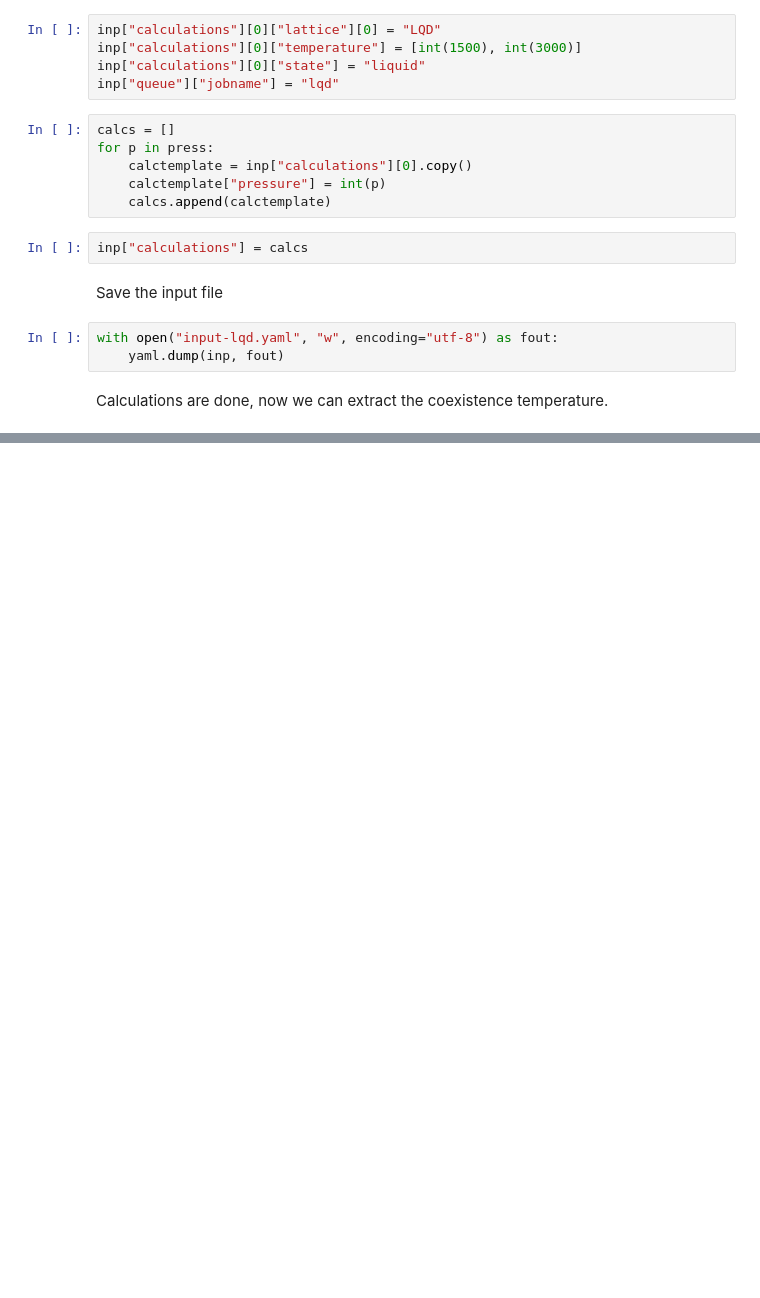
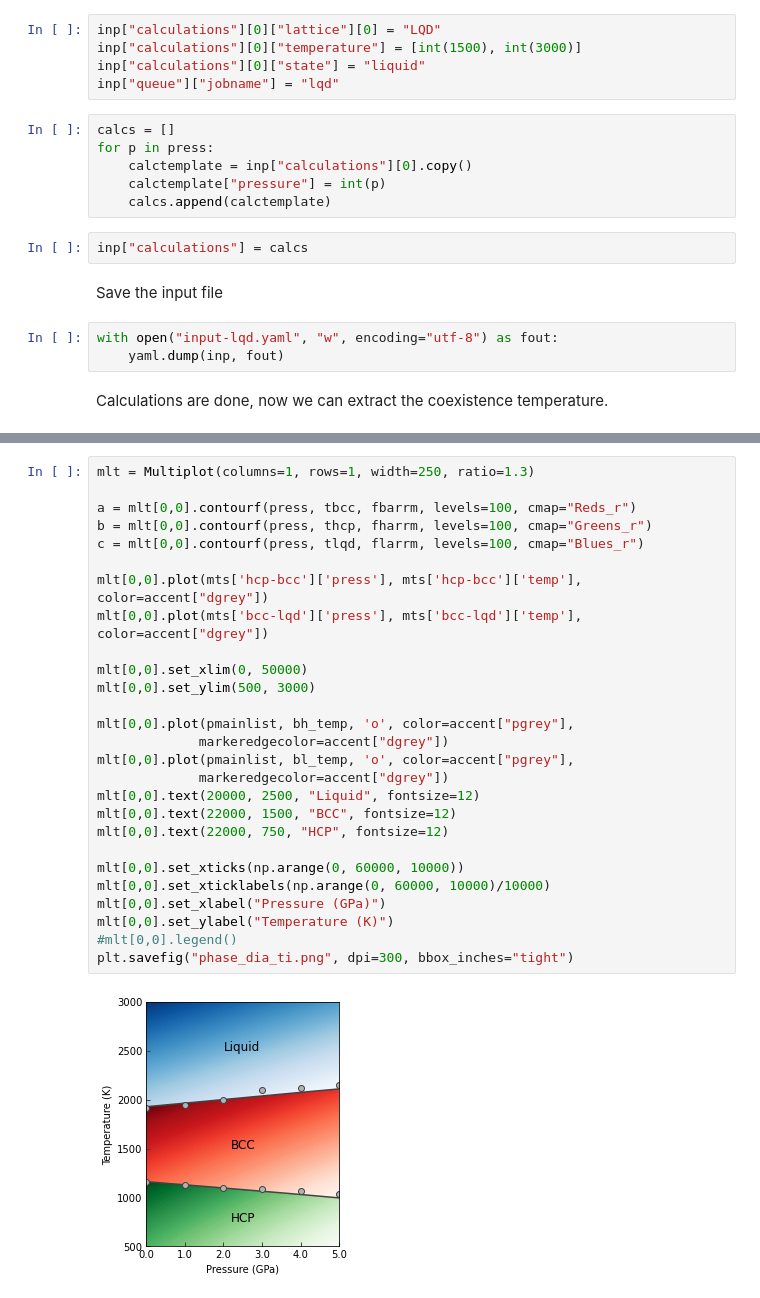
Before and after one commit to srmnitc/calphy-publication-examples, a Jupyter notebook: Application_B/analysis.ipynb, the cells around one changed output, grey strips where cells are left out. Drawn from its saved outputs; the diff is of its cells as text; blank space fills up the shorter version.

```diff
--- a/Application_B/analysis.ipynb
+++ b/Application_B/analysis.ipynb
@@ -101,0 +233,29 @@ Calculations are done, now we can extract the coexistence temperature.
+# %%
+mlt = Multiplot(columns=1, rows=1, width=250, ratio=1.3)
+
+a = mlt[0,0].contourf(press, tbcc, fbarrm, levels=100, cmap="Reds_r")
+b = mlt[0,0].contourf(press, thcp, fharrm, levels=100, cmap="Greens_r")
+c = mlt[0,0].contourf(press, tlqd, flarrm, levels=100, cmap="Blues_r")
+
+mlt[0,0].plot(mts['hcp-bcc']['press'], mts['hcp-bcc']['temp'], color=accent["dgrey"])
+mlt[0,0].plot(mts['bcc-lqd']['press'], mts['bcc-lqd']['temp'], color=accent["dgrey"])
+
+mlt[0,0].set_xlim(0, 50000)
+mlt[0,0].set_ylim(500, 3000)
+
+mlt[0,0].plot(pmainlist, bh_temp, 'o', color=accent["pgrey"],
+             markeredgecolor=accent["dgrey"])
+mlt[0,0].plot(pmainlist, bl_temp, 'o', color=accent["pgrey"],
+             markeredgecolor=accent["dgrey"])
+mlt[0,0].text(20000, 2500, "Liquid", fontsize=12)
+mlt[0,0].text(22000, 1500, "BCC", fontsize=12)
+mlt[0,0].text(22000, 750, "HCP", fontsize=12)
+
+mlt[0,0].set_xticks(np.arange(0, 60000, 10000))
+mlt[0,0].set_xticklabels(np.arange(0, 60000, 10000)/10000)
+mlt[0,0].set_xlabel("Pressure (GPa)")
+mlt[0,0].set_ylabel("Temperature (K)")
+#mlt[0,0].legend()
+plt.savefig("phase_dia_ti.png", dpi=300, bbox_inches="tight")
+# %% [output]
+[figure, added]
```
Also changed, not shown: parts of 18 cells of this notebook, 1 other file.
